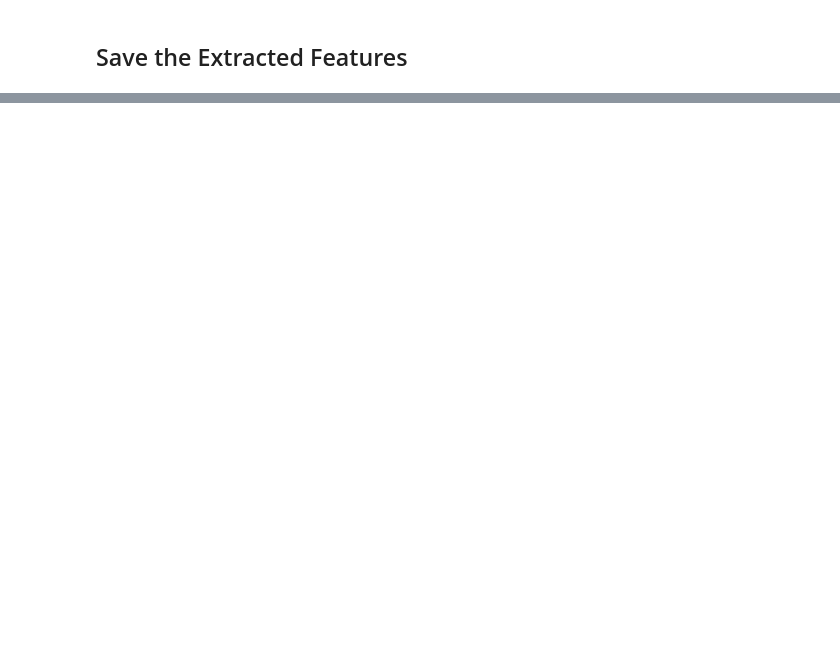
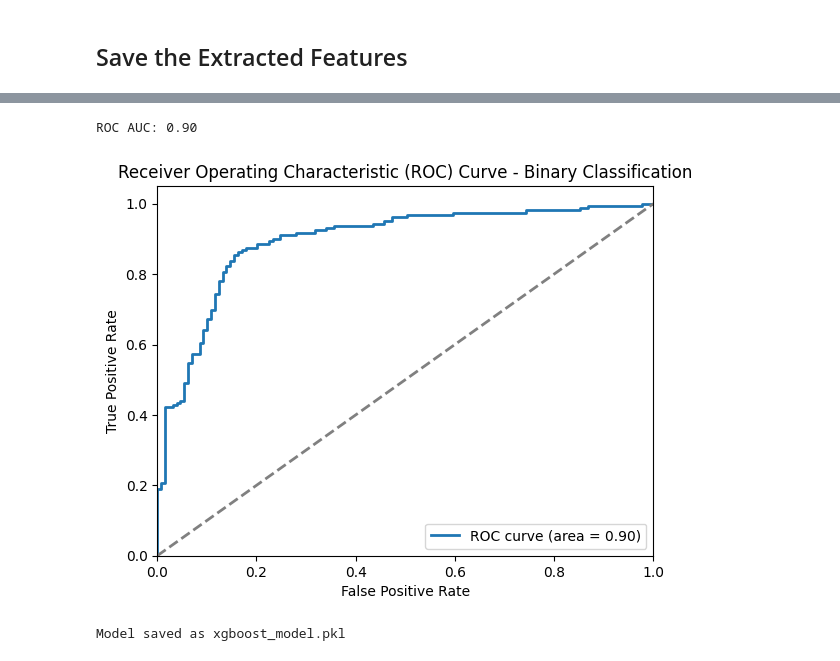
Before and after one commit to Hein-HtetSan/depression-analysis-model, a Jupyter notebook: backend/pre-model.ipynb, the cells around one changed output, grey strips where cells are left out. Saved outputs shown, nothing was run; the diff lists cells and outputs as text; code cells hidden in the pictures; blank space fills up the shorter version.

```diff
--- a/feature-extractor.ipynb
+++ b/backend/pre-model.ipynb
@@ -44,0 +182,40 @@ features_df.to_csv('ravdess_features.csv', index=False)
+# %%
+y_pred_proba = model.predict_proba(X_valid)[:, 1]  # [:, 1] is for the positive class
+# %%
+from xgboost import XGBClassifier
+import xgboost as xgb
+import numpy as np
+import pandas as pd
+from sklearn.model_selection import train_test_split
+from sklearn.metrics import roc_auc_score, roc_curve, auc, classification_report, accuracy_score
+import matplotlib.pyplot as plt
+from sklearn.preprocessing import label_binarize
+import time
+# Compute ROC AUC score for binary classification
+roc_auc = roc_auc_score(y_valid, y_pred_proba)
+print(f'ROC AUC: {roc_auc:.2f}')
+
+# Plot ROC curve for binary classification
+fpr, tpr, _ = roc_curve(y_valid, y_pred_proba)
+roc_auc_value = auc(fpr, tpr)
+
+# Plot ROC curve
+plt.figure()
+plt.plot(fpr, tpr, lw=2, label=f'ROC curve (area = {roc_auc_value:.2f})')
+plt.plot([0, 1], [0, 1], color='gray', lw=2, linestyle='--')  # Diagonal reference line
+plt.xlim([0.0, 1.0])
+plt.ylim([0.0, 1.05])
+plt.xlabel('False Positive Rate')
+plt.ylabel('True Positive Rate')
+plt.title('Receiver Operating Characteristic (ROC) Curve - Binary Classification')
+plt.legend(loc="lower right")
+plt.show()
+# %% [output]
+ROC AUC: 0.90
+[figure, added]
+# %%
+import joblib
+joblib.dump(model, 'xgboost_model.pkl')
+print("Model saved as xgboost_model.pkl")
+# %% [output]
+Model saved as xgboost_model.pkl
```
Also changed, not shown: parts of 27 cells of this notebook, 12 other files.
